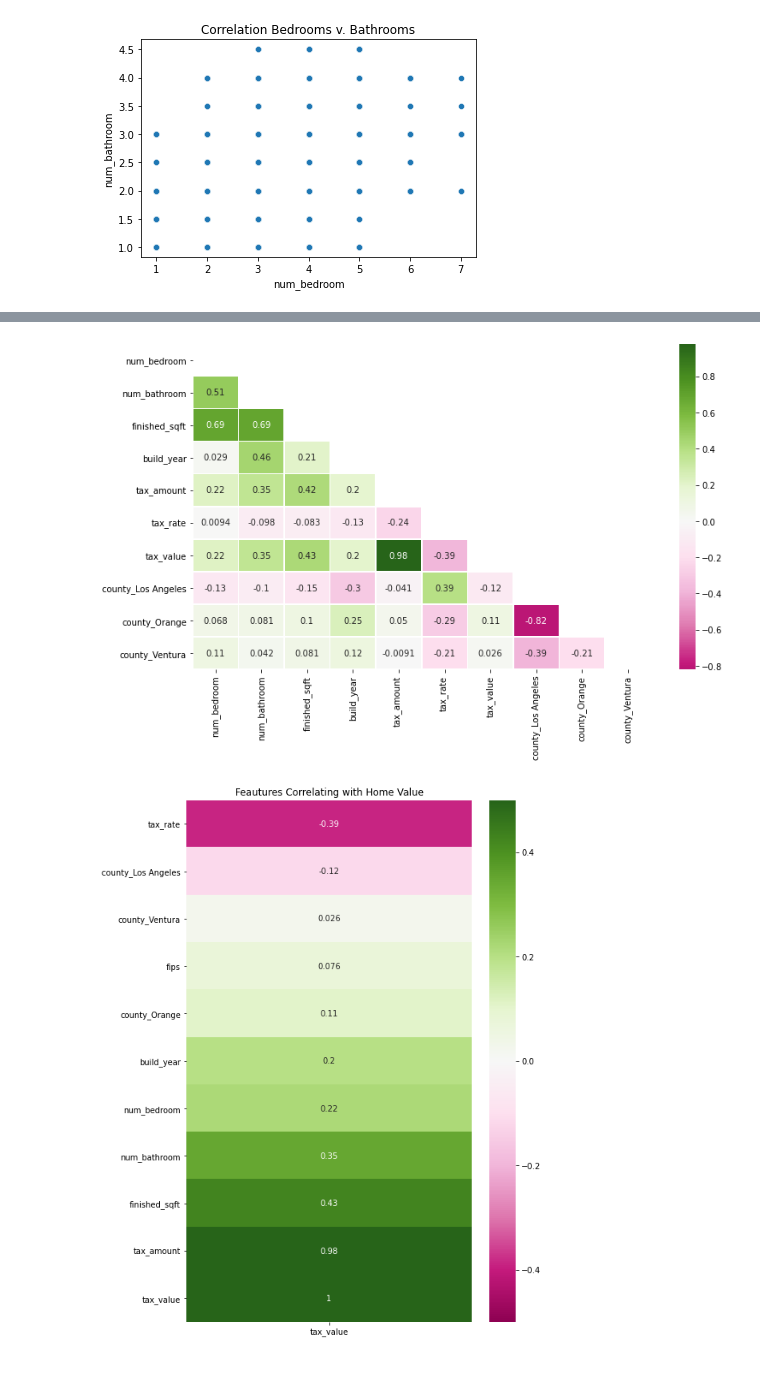
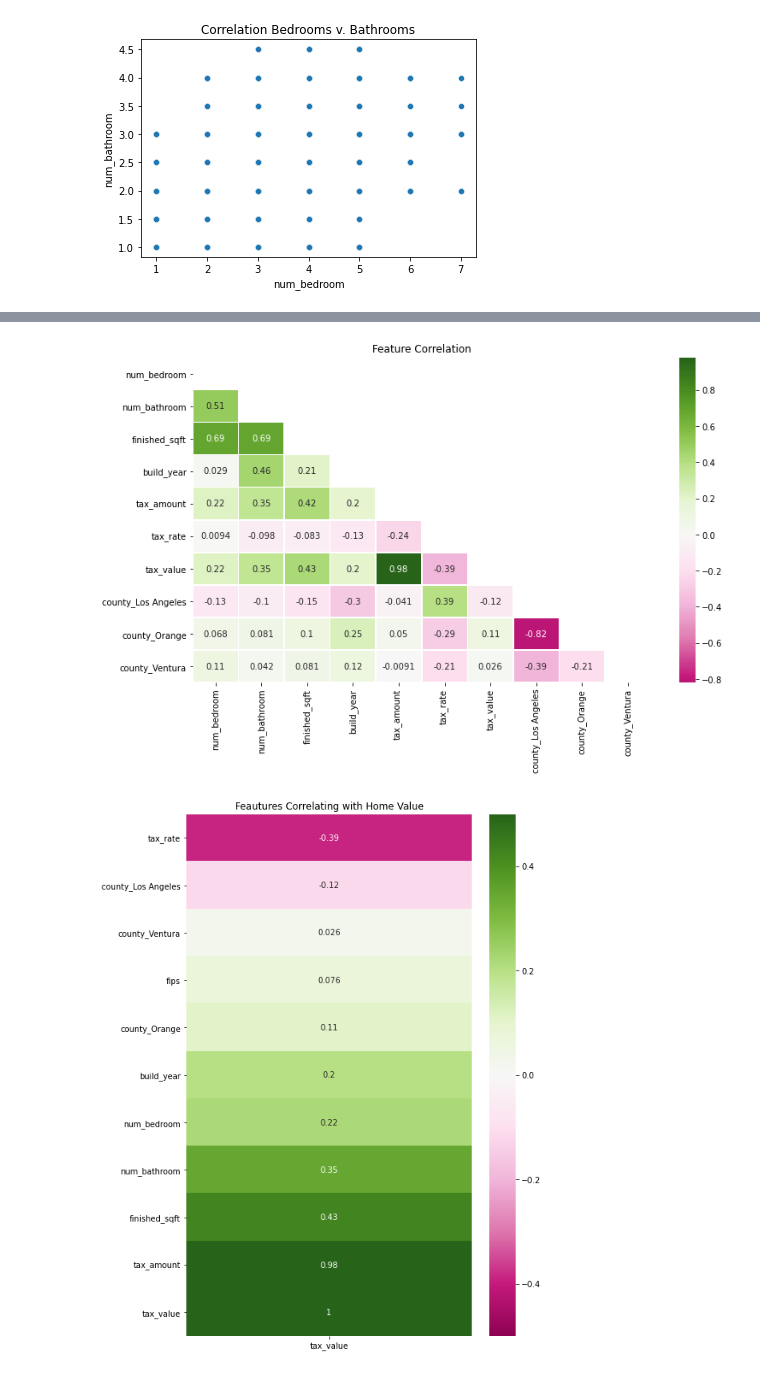
Before and after one commit to DesireeMcElroy/zillow-regression-project, a Jupyter notebook: zillow.ipynb, the cells around one changed output, grey strips where cells are left out. Drawn from its saved outputs; the diff is of its cells as text; code cells hidden in the pictures.

```diff
--- a/zillow.ipynb
+++ b/zillow.ipynb
@@ -342,14 +342,15 @@ train_scaled.head(3)
 # %%
 # Take a look at a correlation heatmap
 numerical = train_scaled.drop(columns=['fips', 'state'])
 corr = numerical.corr()
 plt.figure(figsize=(12,7))
 mask = np.zeros_like(corr)
 mask[np.triu_indices_from(mask)] = True
 sns.heatmap(corr, center=0, annot=True, linewidths=.5, cmap="PiYG", mask=mask)
+plt.title('Feature Correlation')
 plt.show()
 # %% [output]
-[figure, old version]
+[figure, new version]
 # %%
 # Take a look at a heatmap of correlation to tax value
 plt.figure(figsize=(8,12))
```
Also changed, not shown: parts of 8 cells of this notebook.
